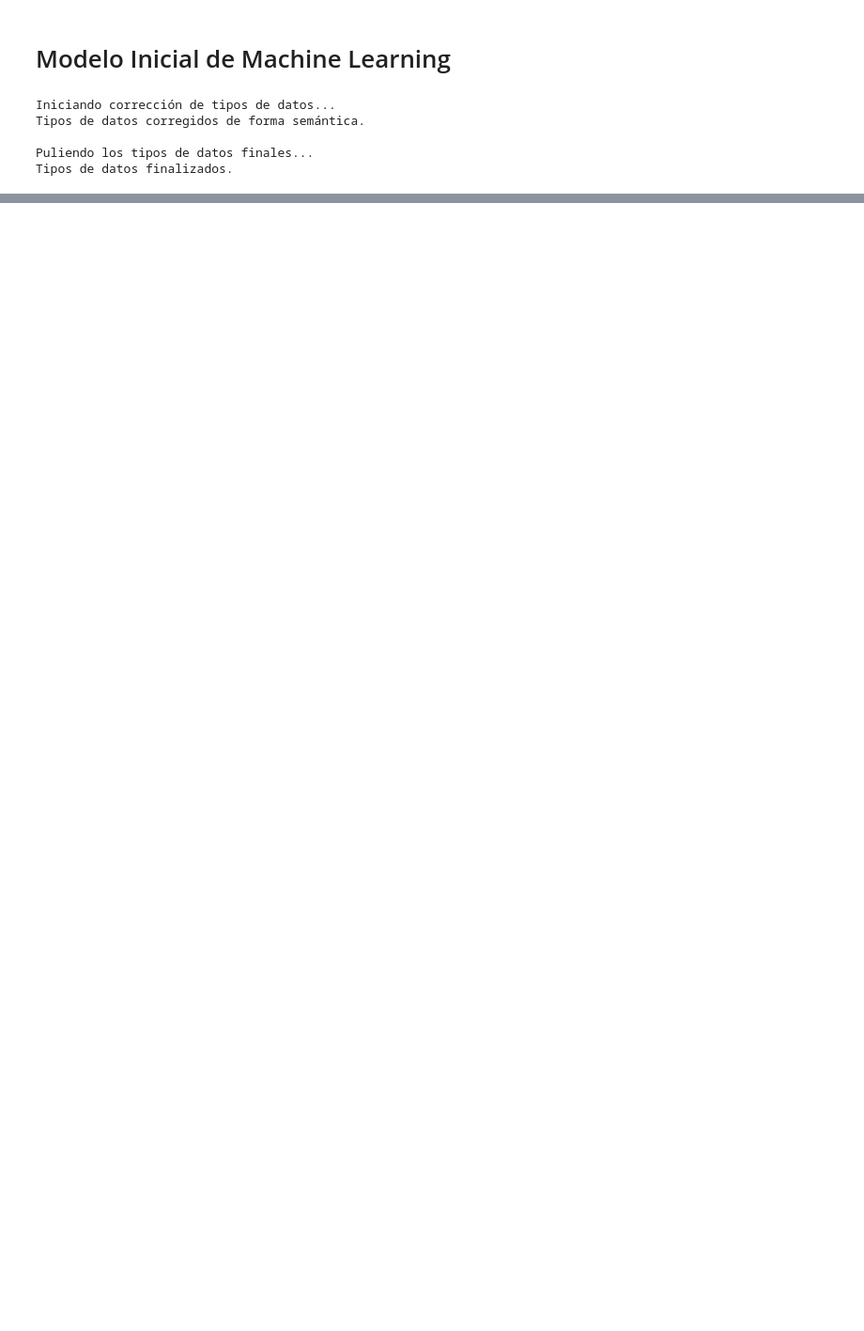
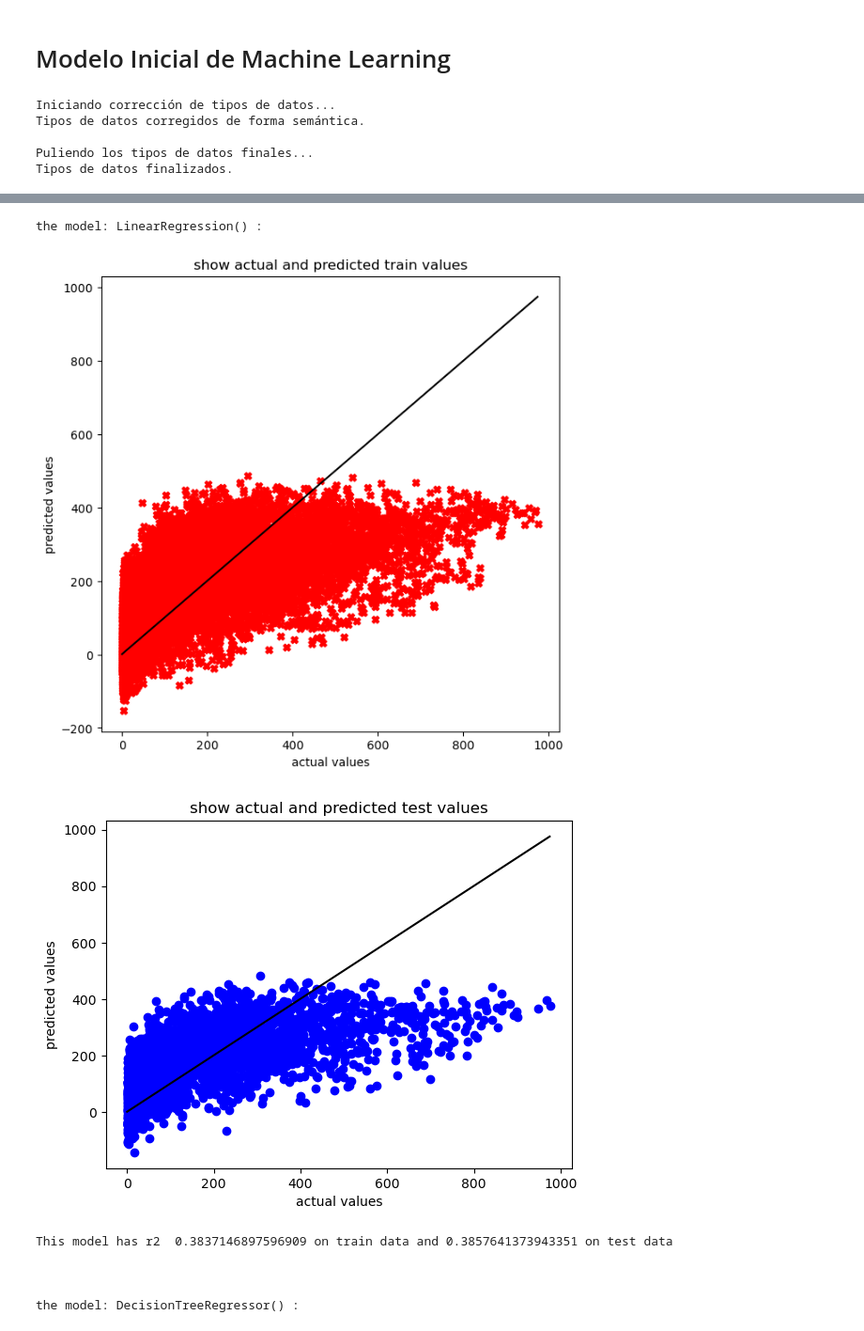
Before and after one commit to A01796029/mlops-equipo-50, a Jupyter notebook: notebooks/cs-ml-inicial.ipynb, the cells around one changed output, grey strips where cells are left out. Shown at 94% size. Cells and saved outputs as stored; diff of their text form; code cells hidden in the pictures; blank space fills up the shorter version.

Commit message:
Actualizar nb de ml con mas modelos

```diff
--- a/notebooks/cs-ml-inicial.ipynb
+++ b/notebooks/cs-ml-inicial.ipynb
@@ -13,6 +16,6 @@ from lazypredict.Supervised import LazyRegressor
 # %%
 # Leer los datos
-file_path = '../data/interim/bike_sharing_cleaned.csv'
+file_path = '../data/interim/bike_sharing_eda.csv'
 df = pd.read_csv(file_path)
 # %%
 # Correr el nb previo para obtener funciones necesarias
@@ -104,0 +152,26 @@ display(metrics_df)
+# %%
+# Guardar en una lista
+models_list = []
+metrics_list = []
+
+for model in top:
+    model_pred = model_dictionary[model]
+
+    y_hat = model_pred.predict(X_test)
+
+    rmse = np.sqrt(mean_squared_error(y_test, y_hat))
+    mae  = mean_absolute_error(y_test, y_hat)
+    r2   = r2_score(y_test, y_hat)
+
+    models_list.append(model)
+    metrics_list.append({"RMSE": rmse, "MAE": mae, "R2": r2})
+
+# Convertir a DataFrame
+results_df = pd.DataFrame({
+    'Model': models_list,
+    'RMSE': [m['RMSE'] for m in metrics_list],
+    'MAE': [m['MAE'] for m in metrics_list],
+    'R2': [m['R2'] for m in metrics_list]
+})
+
+display(results_df)
@@ -104,0 +190,26 @@ display(metrics_df)
+# %%
+# Definir modelos a evaluar
+models = [
+    LinearRegression(),
+    DecisionTreeRegressor(),
+    RandomForestRegressor(),
+    Ridge(),
+    HuberRegressor(),
+    ElasticNetCV(),
+    GradientBoostingRegressor(),
+    ExtraTreesRegressor()
+]
+
+for model in models:
+    print("the model:",model,":")
+    accuracy_train_pred, accuracy_test_pred = Train_predict(model,X_trainval,X_test,y_trainval,y_test)
+    print("This model has r2 ",accuracy_train_pred,"on train data and",accuracy_test_pred,"on test data\n\n\n")
+# %% [output]
+the model: LinearRegression() :
+[figure, added]
+[figure, added]
+This model has r2  0.3837146897596909 on train data and 0.3857641373943351 on test data
+
+
+
+the model: DecisionTreeRegressor() :
```
Also changed, not shown: parts of 17 cells of this notebook.
